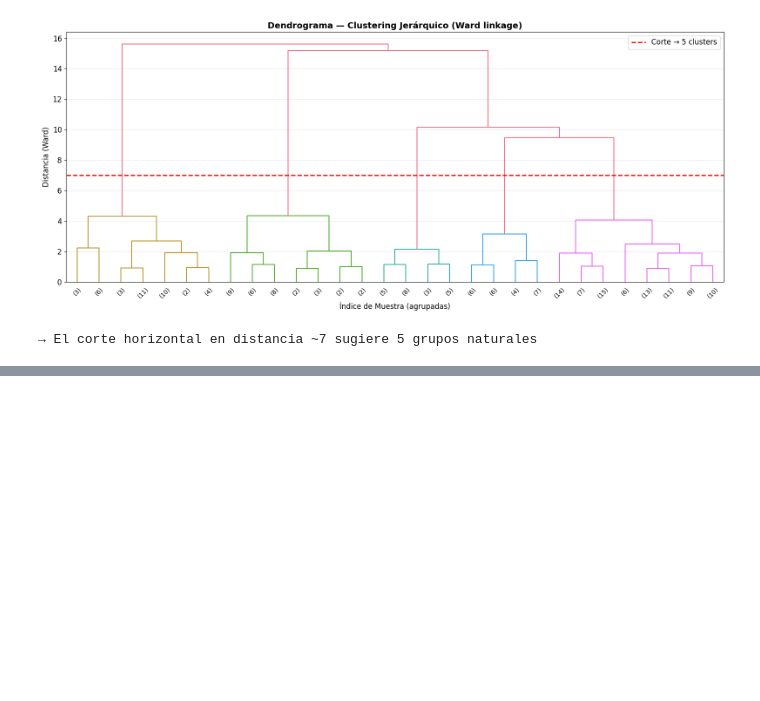
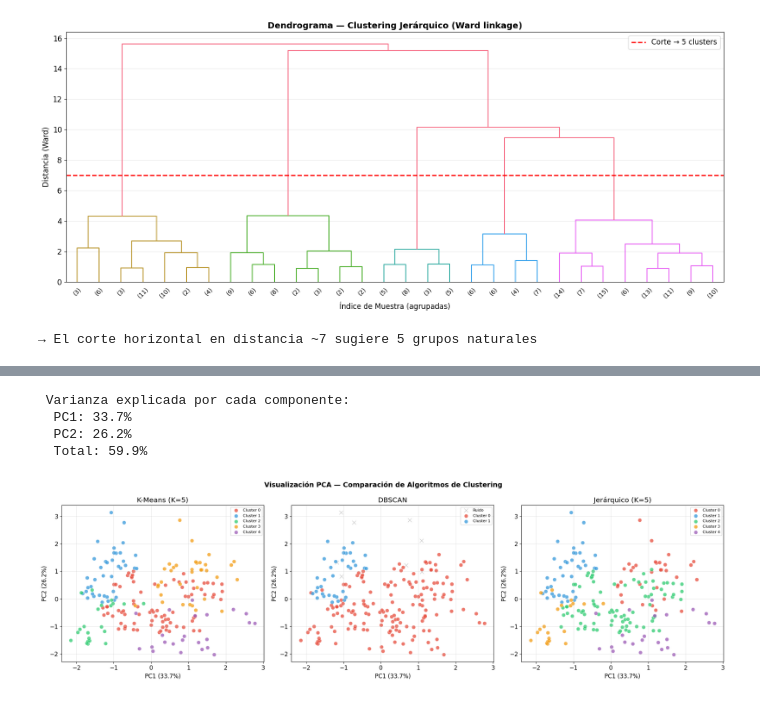
Before and after one commit to DaihanaMora/ML-Cancer-Market, a Jupyter notebook: Agrupamiento_Clientes.ipynb, the cells around one changed output, grey strips where cells are left out. Drawn from its saved outputs; the diff is of its cells as text; code cells hidden in the pictures; blank space fills up the shorter version.

```diff
--- a/Agrupamiento_Clientes.ipynb
+++ b/Agrupamiento_Clientes.ipynb
@@ -560,0 +619,56 @@ print("→ El corte horizontal en distancia ~7 sugiere 5 grupos naturales")
+# %%
+# PCA sobre el dataset completo (4 features)
+scaler_full = StandardScaler()
+X_full_scaled = scaler_full.fit_transform(df[['Age', 'Annual Income (k$)',
+                                               'Spending Score (1-100)', 'Gender_encoded']])
+
+pca = PCA(n_components=2, random_state=42)
+X_pca = pca.fit_transform(X_full_scaled)
+
+print(f" Varianza explicada por cada componente:")
+print(f"  PC1: {pca.explained_variance_ratio_[0]*100:.1f}%")
+print(f"  PC2: {pca.explained_variance_ratio_[1]*100:.1f}%")
+print(f"  Total: {pca.explained_variance_ratio_.sum()*100:.1f}%")
+
+fig, axes = plt.subplots(1, 3, figsize=(20, 6))
+fig.suptitle('Visualización PCA — Comparación de Algoritmos de Clustering', fontsize=14, fontweight='bold')
+
+configs = [
+    ('Cluster_KMeans', 'K-Means (K=5)', 5),
+    ('Cluster_DBSCAN', 'DBSCAN', df['Cluster_DBSCAN'].nunique()),
+    ('Cluster_Hier', 'Jerárquico (K=5)', 5),
+]
+
+palettes = [
+    ['#E74C3C','#3498DB','#2ECC71','#F39C12','#9B59B6'],
+    ['gray','#E74C3C','#3498DB','#2ECC71','#F39C12','#9B59B6'],
+    ['#E74C3C','#3498DB','#2ECC71','#F39C12','#9B59B6'],
+]
+
+for ax, (col, title, _), pal in zip(axes, configs, palettes):
+    labels = df[col].unique()
+    labels_sorted = sorted(labels)
+    for i, label in enumerate(labels_sorted):
+        mask = df[col] == label
+        color = pal[i % len(pal)]
+        name = 'Ruido' if label == -1 else f'Cluster {label}'
+        marker = 'x' if label == -1 else 'o'
+        ax.scatter(X_pca[mask, 0], X_pca[mask, 1],
+                   c=[color], label=name, alpha=0.75,
+                   s=60, marker=marker, edgecolors='white' if label != -1 else None,
+                   linewidth=0.5)
+    ax.set_xlabel(f'PC1 ({pca.explained_variance_ratio_[0]*100:.1f}%)')
+    ax.set_ylabel(f'PC2 ({pca.explained_variance_ratio_[1]*100:.1f}%)')
+    ax.set_title(title)
+    ax.legend(fontsize=8)
+    ax.grid(alpha=0.3)
+
+plt.tight_layout()
+plt.savefig('pca_comparacion.png', dpi=150, bbox_inches='tight')
+plt.show()
+# %% [output]
+ Varianza explicada por cada componente:
+  PC1: 33.7%
+  PC2: 26.2%
+  Total: 59.9%
+[figure, added]
```
Also changed, not shown: parts of 2 cells of this notebook.
